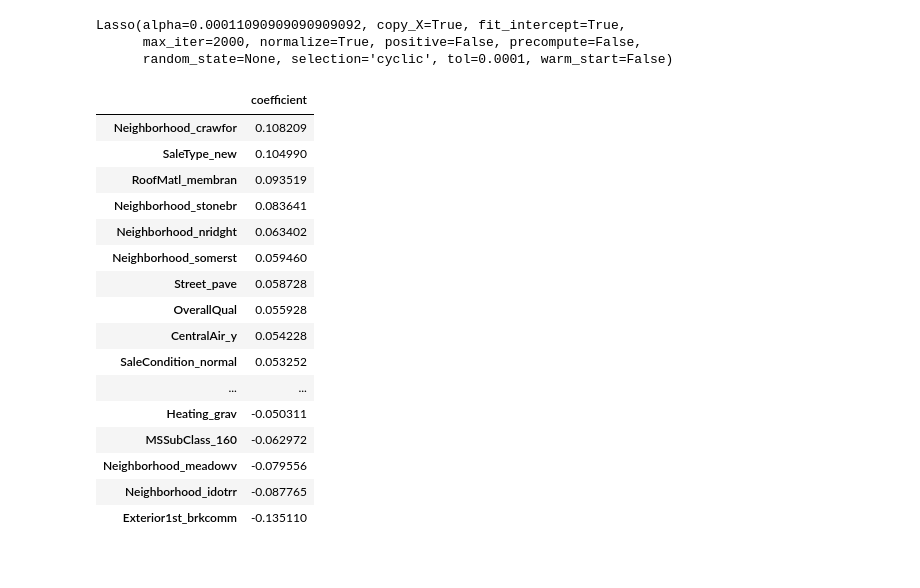
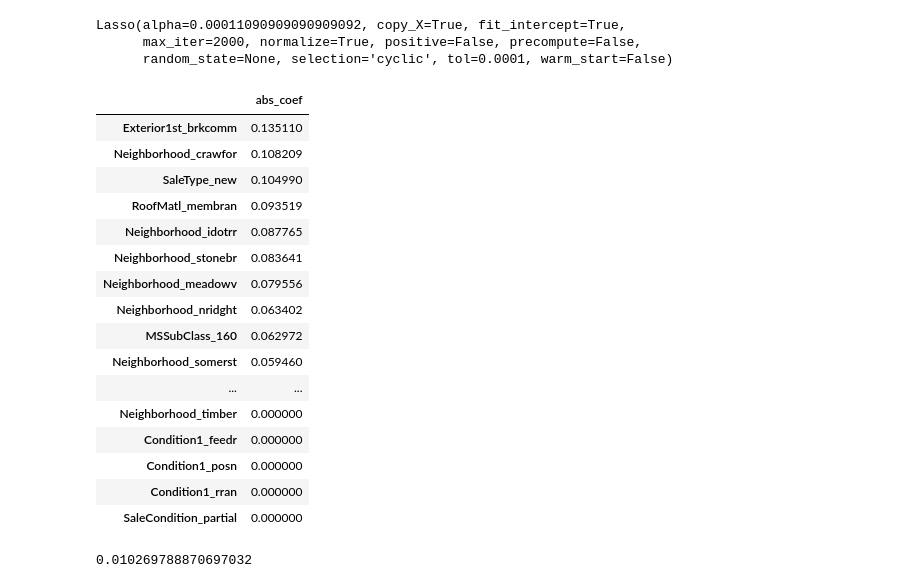
Before and after one commit to zackzbar/ml_houseprice_iowa, a Jupyter notebook: lu/scripts/ml_houseprice_eda.ipynb, the cells around one changed output. Cells and saved outputs as stored; diff of their text form; code cells hidden in the pictures.

Commit message:
added MSE for model_lasso

```diff
--- a/lu/scripts/ml_houseprice_eda.ipynb
+++ b/lu/scripts/ml_houseprice_eda.ipynb
@@ -382,25 +383,31 @@ Lasso(alpha=0.00011090909090909092, copy_X=True, fit_intercept=True,
       random_state=None, selection='cyclic', tol=0.0001, warm_start=False)
 # %%
 pd.DataFrame(model_lasso.coef_, index = xtrain.columns, columns = ['coefficient']).sort_values(by = 'coefficient', ascending = False)
-#coefs_lasso = pd.DataFrame(coefs_lasso, index = alphas, columns = xtrain.columns)
+pd.DataFrame(np.array(abs(model_lasso.coef_)), index = xtrain.columns, columns = ['abs_coef']).sort_values(by = 'abs_coef', ascending = False)
 # %% [output]
-|  | coefficient |
+|  | abs_coef |
+| Exterior1st_brkcomm | 0.135110 |
 | Neighborhood_crawfor | 0.108209 |
 | SaleType_new | 0.104990 |
 | RoofMatl_membran | 0.093519 |
+| Neighborhood_idotrr | 0.087765 |
 | Neighborhood_stonebr | 0.083641 |
+| Neighborhood_meadowv | 0.079556 |
 | Neighborhood_nridght | 0.063402 |
+| MSSubClass_160 | 0.062972 |
 | Neighborhood_somerst | 0.059460 |
-| Street_pave | 0.058728 |
-| OverallQual | 0.055928 |
-| CentralAir_y | 0.054228 |
-| SaleCondition_normal | 0.053252 |
 | ... | ... |
-| Heating_grav | -0.050311 |
-| MSSubClass_160 | -0.062972 |
-| Neighborhood_meadowv | -0.079556 |
-| Neighborhood_idotrr | -0.087765 |
-| Exterior1st_brkcomm | -0.135110 |
+| Neighborhood_timber | 0.000000 |
+| Condition1_feedr | 0.000000 |
+| Condition1_posn | 0.000000 |
+| Condition1_rran | 0.000000 |
+| SaleCondition_partial | 0.000000 |
+# %%
+lasso_pred = model_lasso.predict(xtest)
+# error = abs(np.expml(lasso_pred) - np.expml())
+mean_squared_error(ytest, lasso_pred)
+# %% [output]
+0.010269788870697032
 # %%
 ## plot error of train vs validataion data
 ytrain_lasso = model
```
Also changed, not shown: parts of 2 cells of this notebook.
